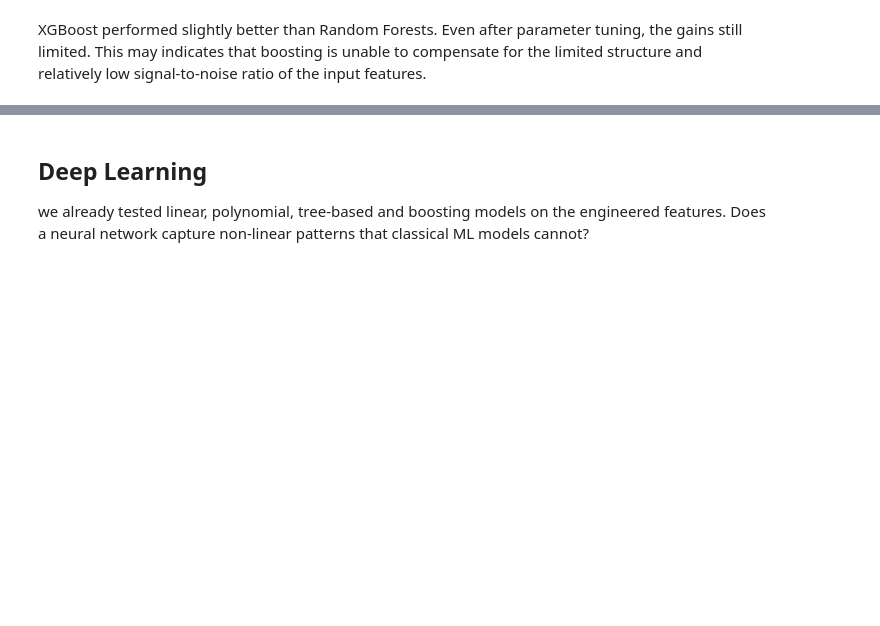
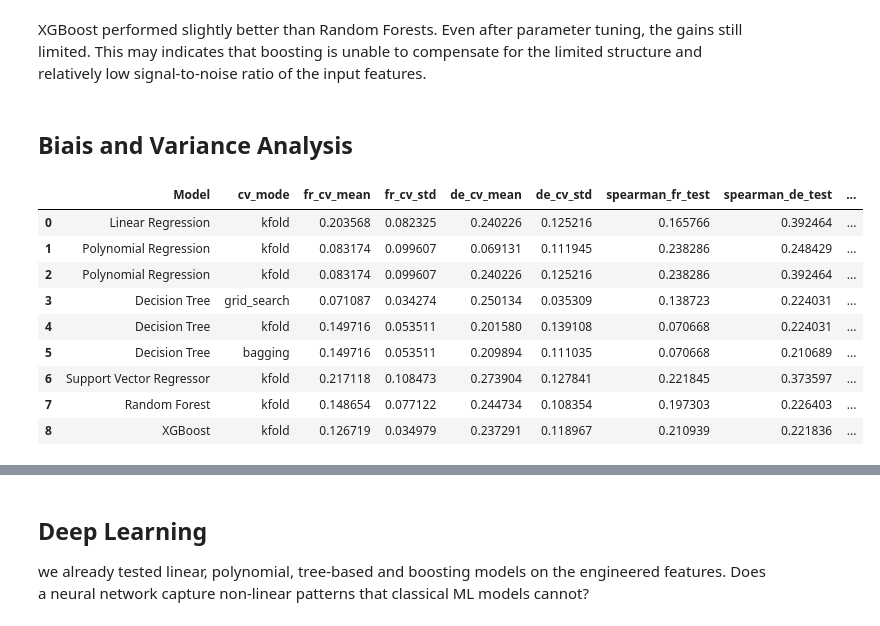
Before and after one commit to margauxgirona/project-ML, a Jupyter notebook: Feature_engineering.ipynb, the cells around one changed output, grey strips where cells are left out. Cells and saved outputs as stored; diff of their text form; code cells hidden in the pictures; blank space fills up the shorter version.

```diff
--- a/Feature_engineering.ipynb
+++ b/Feature_engineering.ipynb
@@ -698,3 +722,50 @@ features_engineering : True
 standardisation : True
 # %% [markdown]
 XGBoost performed slightly better than Random Forests. Even after parameter tuning, the gains still limited. This may indicates that boosting is unable to compensate for the limited structure and relatively low signal-to-noise ratio of the input features.
+# %% [markdown]
+## Biais and Variance Analysis
+# %%
+df_bias_variance = df_results[['cv_mode', 'fr_cv_mean', 'fr_cv_std',
+                                'de_cv_mean', 'de_cv_std',
+                                'spearman_fr_test', 'spearman_de_test',
+                                'spearman_global_test']].copy()
+
+df_bias_variance['bias_fr'] = 1 - df_bias_variance['fr_cv_mean']
+df_bias_variance['variance_fr'] = df_bias_variance['fr_cv_std']
+df_bias_variance['bias_de'] = 1 - df_bias_variance['de_cv_mean']
+df_bias_variance['variance_de'] = df_bias_variance['de_cv_std']
+df_bias_variance['bias_global'] = 1 - (df_bias_variance['fr_cv_mean'] + df_bias_variance['de_cv_mean']) / 2
+df_bias_variance['variance_global'] = (df_bias_variance['fr_cv_std'] + df_bias_variance['de_cv_std']) / 2
+
+def get_model_name(row):
+    fr_mod = str(row['model_fr'])
+    cv_mode = str(row['cv_mode'])
+
+    if "LinearRegression" in fr_mod:
+        return "Linear Regression"
+    elif "PolynomialFeatures" in fr_mod:
+        return "Polynomial Regression"
+    elif "DecisionTree" in fr_mod:
+        return "Decision Tree (Bagging)" if "Bagging" in cv_mode else "Decision Tree"
+    elif "RandomForest" in fr_mod:
+        return "Random Forest"
+    elif "SVR" in fr_mod:
+        return "Support Vector Regressor"
+    elif "XGBRegressor" in fr_mod:
+        return "XGBoost"
+    else:
+        return f"Model {row.name}"
+
+df_bias_variance.insert(0, "Model", df_results.apply(get_model_name, axis=1))
+df_bias_variance
+# %% [output]
+|  | Model | cv_mode | fr_cv_mean | fr_cv_std | de_cv_mean | de_cv_std | spearman_fr_test | spearman_de_test | ... |
+| 0 | Linear Regression | kfold | 0.203568 | 0.082325 | 0.240226 | 0.125216 | 0.165766 | 0.392464 | ... |
+| 1 | Polynomial Regression | kfold | 0.083174 | 0.099607 | 0.069131 | 0.111945 | 0.238286 | 0.248429 | ... |
+| 2 | Polynomial Regression | kfold | 0.083174 | 0.099607 | 0.240226 | 0.125216 | 0.238286 | 0.392464 | ... |
+| 3 | Decision Tree | grid_search | 0.071087 | 0.034274 | 0.250134 | 0.035309 | 0.138723 | 0.224031 | ... |
+| 4 | Decision Tree | kfold | 0.149716 | 0.053511 | 0.201580 | 0.139108 | 0.070668 | 0.224031 | ... |
+| 5 | Decision Tree | bagging | 0.149716 | 0.053511 | 0.209894 | 0.111035 | 0.070668 | 0.210689 | ... |
+| 6 | Support Vector Regressor | kfold | 0.217118 | 0.108473 | 0.273904 | 0.127841 | 0.221845 | 0.373597 | ... |
+| 7 | Random Forest | kfold | 0.148654 | 0.077122 | 0.244734 | 0.108354 | 0.197303 | 0.226403 | ... |
+| 8 | XGBoost | kfold | 0.126719 | 0.034979 | 0.237291 | 0.118967 | 0.210939 | 0.221836 | ... |
```
Also changed, not shown: parts of 20 cells of this notebook.
